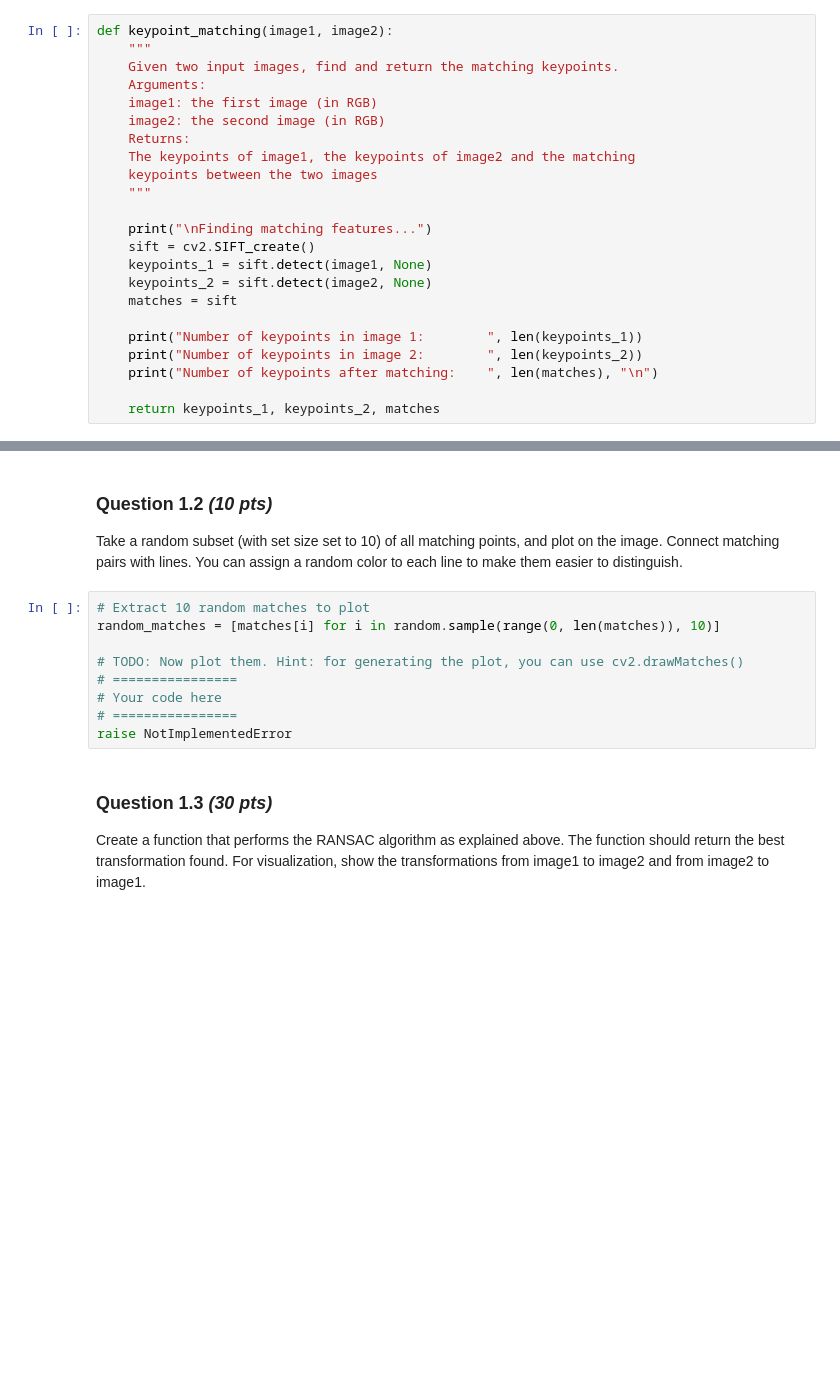
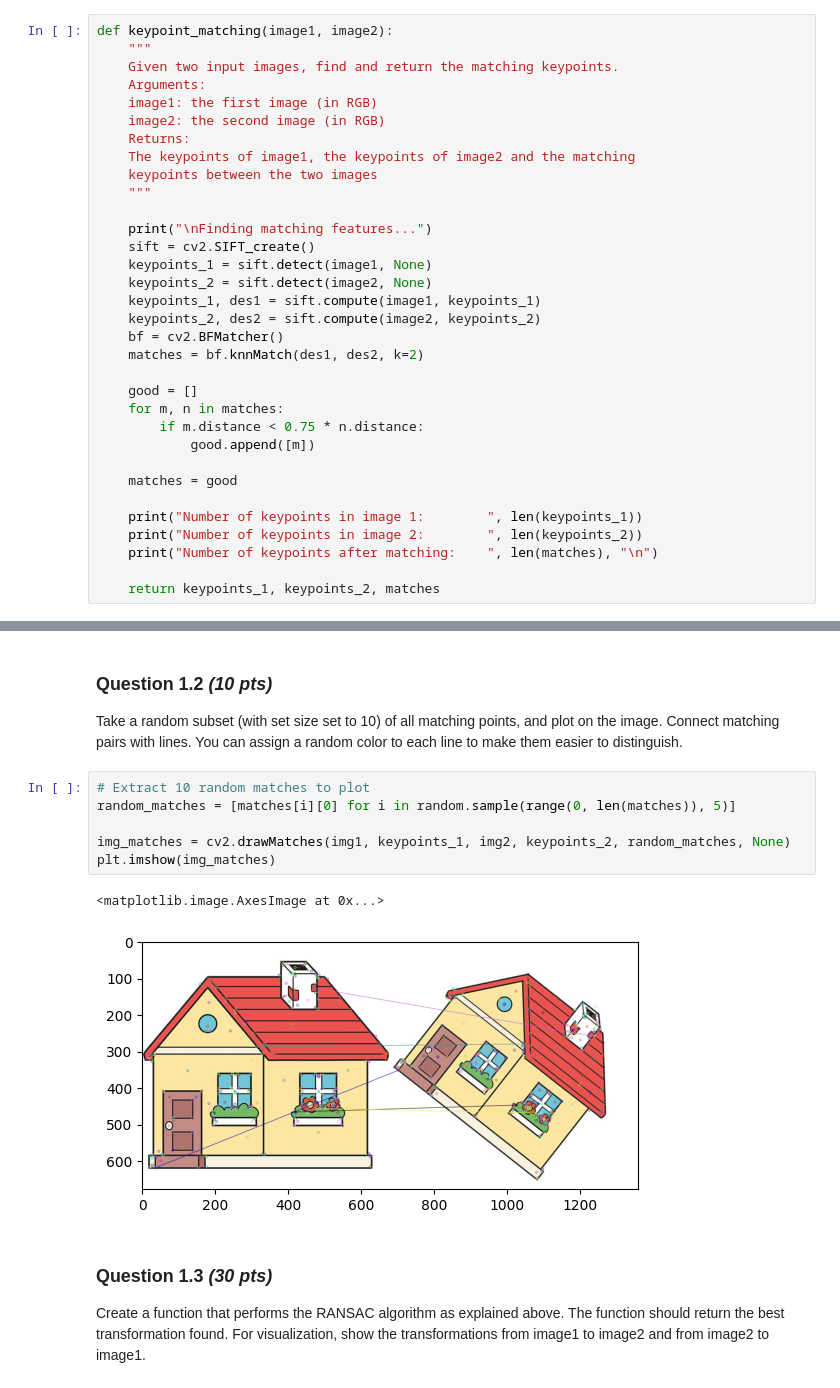
Before and after one commit to dqmis/uva_cv1, a Jupyter notebook: notebooks/Lab4.ipynb, the cells around one changed output, grey strips where cells are left out. Drawn from its saved outputs; the diff is of its cells as text; blank space fills up the shorter version.

```diff
--- a/notebooks/Lab4.ipynb
+++ b/notebooks/Lab4.ipynb
@@ -161,7 +162,17 @@ def keypoint_matching(image1, image2):
     sift = cv2.SIFT_create()
     keypoints_1 = sift.detect(image1, None)
     keypoints_2 = sift.detect(image2, None)
-    matches = sift
+    keypoints_1, des1 = sift.compute(image1, keypoints_1)
+    keypoints_2, des2 = sift.compute(image2, keypoints_2)
+    bf = cv2.BFMatcher()
+    matches = bf.knnMatch(des1, des2, k=2)
+
+    good = []
+    for m, n in matches:
+        if m.distance < 0.75 * n.distance:
+            good.append([m])
+
+    matches = good
 
     print("Number of keypoints in image 1:        ", len(keypoints_1))
     print("Number of keypoints in image 2:        ", len(keypoints_2))
@@ -179,13 +192,13 @@ AttributeError: 'cv2.SIFT' object has no attribute 'match'
 Take a random subset (with set size set to 10) of all matching points, and plot on the image. Connect matching pairs with lines. You can assign a random color to each line to make them easier to distinguish.
 # %%
 # Extract 10 random matches to plot
-random_matches = [matches[i] for i in random.sample(range(0, len(matches)), 10)]
+random_matches = [matches[i][0] for i in random.sample(range(0, len(matches)), 5)]
 
-# TODO: Now plot them. Hint: for generating the plot, you can use cv2.drawMatches()
-# ================
-# Your code here
-# ================
-raise NotImplementedError
+img_matches = cv2.drawMatches(img1, keypoints_1, img2, keypoints_2, random_matches, None)
+plt.imshow(img_matches)
+# %% [output]
+<matplotlib.image.AxesImage at 0x...>
+[figure, added]
 # %% [markdown]
  ### Question 1.3 *(30 pts)*
 Create a function that performs the RANSAC algorithm as explained above. The function should return the best transformation found. For visualization, show the transformations from image1 to image2 and from image2 to image1.
```
Also changed, not shown: parts of 12 cells of this notebook, 3 other files.
